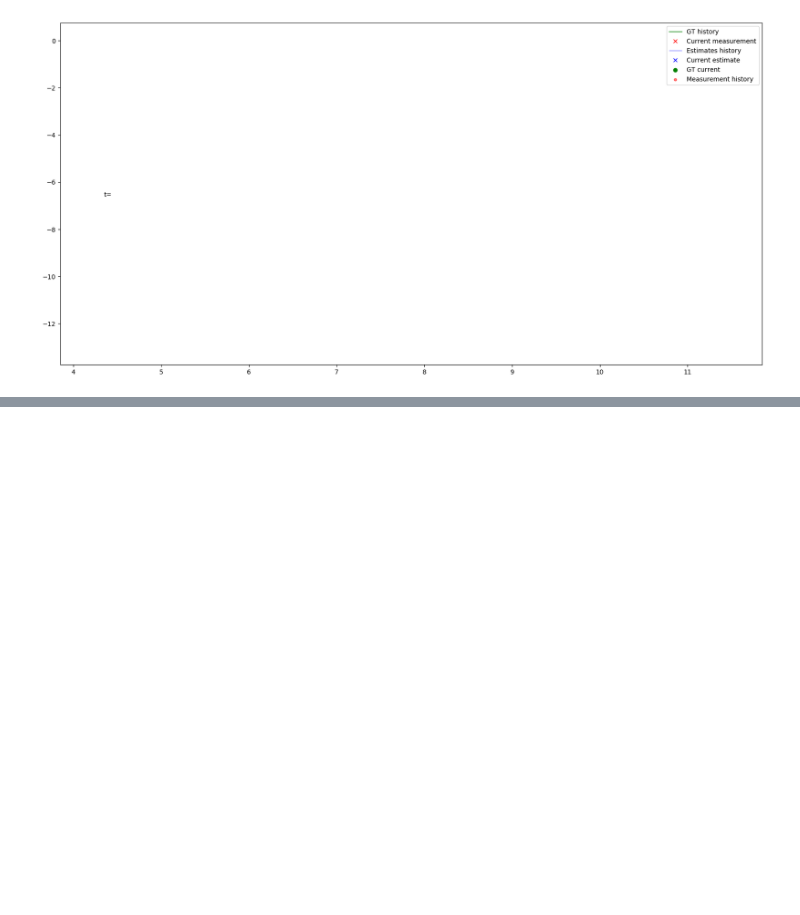
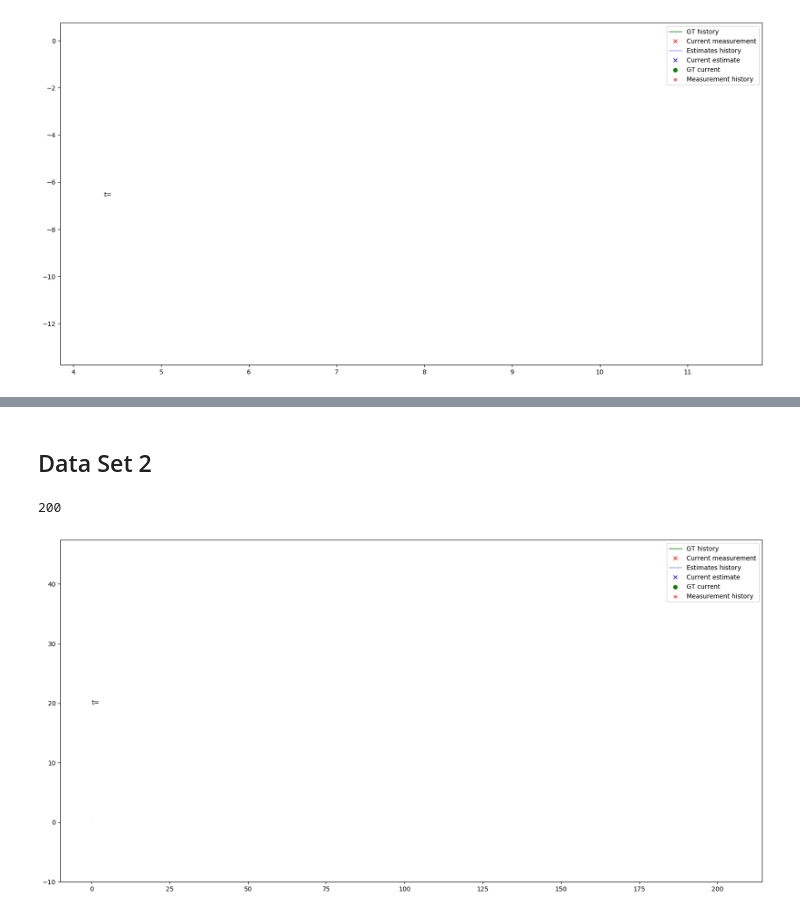
Before and after one commit to asimonov/CarND-Unscented-Kalman-Filter-Project, a Jupyter notebook: ukf-visualize.ipynb, the cells around one changed output, grey strips where cells are left out. Cells and saved outputs as stored; diff of their text form; code cells hidden in the pictures; blank space fills up the shorter version.

```diff
--- a/ukf-visualize.ipynb
+++ b/ukf-visualize.ipynb
@@ -295,0 +334,2 @@ Wall time: 2min
+# %% [markdown]
+## Data Set 2
@@ -295,0 +338,45 @@ Wall time: 2min
+# %%
+N
+# %% [output]
+200
+# %%
+t = table_ekf_output2.t
+xGT = table_ekf_output2.px_gt.values
+yGT = table_ekf_output2.py_gt.values
+vxGT = table_ekf_output2.vx_gt.values
+vyGT = table_ekf_output2.vy_gt.values
+
+xMES = table_ekf_output2.px_meas.values
+yMES = table_ekf_output2.py_meas.values
+
+xEST = table_ekf_output2.px_est.values
+yEST = table_ekf_output2.py_est.values
+vxEST = table_ekf_output2.vx_est.values
+vyEST = table_ekf_output2.vy_est.values
+# posterior uncertainty
+sigxEST = table_ekf_output2.sigx.values
+sigyEST = table_ekf_output2.sigy.values
+angleEST = table_ekf_output2.anglexy.values
+# prior uncertainty
+sigxEST_pr = table_ekf_output2.sigx_pr.values
+sigyEST_pr = table_ekf_output2.sigy_pr.values
+angleEST_pr = table_ekf_output2.anglexy_pr.values
+# %%
+# First set up the figure, the axis, and the plot element we want to animate
+fig = plt.figure();
+padding = 10
+ax = plt.axes(xlim=(min(xGT)-padding, max(xGT)+padding), ylim=(min(yGT)-padding, max(yGT)+padding));
+textTime = ax.text(min(xGT), sum(yGT)/len(yGT), 't=')
+lineGT, = ax.plot([], [], 'g', lw=2, alpha=0.5, label='GT history');
+pointGT = ax.scatter([],[],   s=36, c='g', alpha=1,   label='GT current');
+lineMES = ax.scatter([], [], s=16, c='r', alpha=0.5, label='Measurement history');
+pointMES, = ax.plot([],[], 'rx', lw=7, label='Current measurement');
+lineEST, = ax.plot([], [], 'b', lw=1, alpha=0.5, label='Estimates history');
+pointEST, = ax.plot([],[], 'bx', lw=10, label='Current estimate');
+speedGT = ax.arrow(0,0,0,0, fc='k', ec='k')
+speedEST = ax.arrow(0,0,0,0, fc='m', ec='m')
+confEST_pr = Ellipse(xy=[0,0], width=0, height=0, angle=0, alpha=0.7, fc='y')
+confEST = Ellipse(xy=[0,0], width=0, height=0, angle=0, alpha=0.7, fc='c')
+ax.legend();
+# %% [output]
+[figure, added]
```
Also changed, not shown: parts of 41 cells of this notebook, 3 other files.
